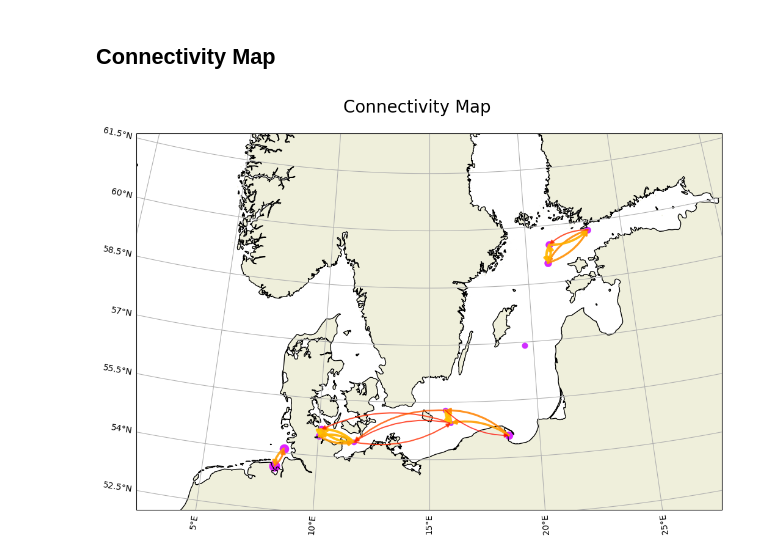
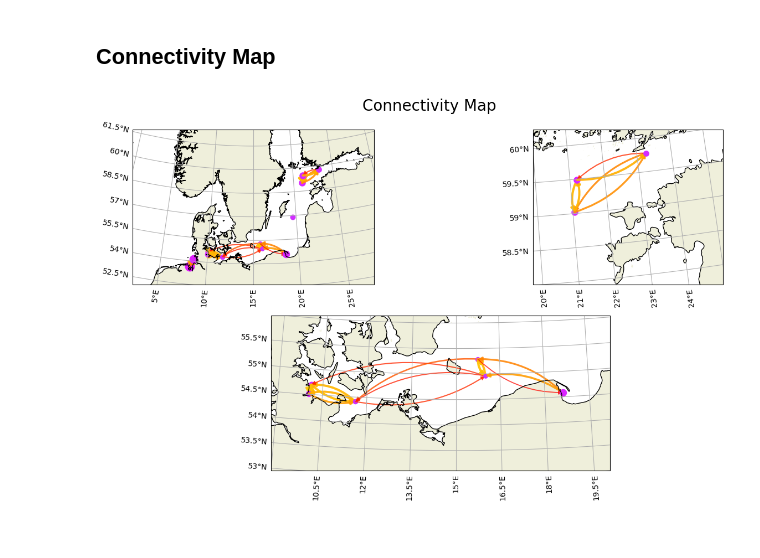
Before and after one commit to geomar-od-lagrange/2025_copepods, a Jupyter notebook: notebooks/SiteComparisonVoronoi.ipynb, the cells around one changed output. Drawn from its saved outputs; the diff is of its cells as text; code cells hidden in the pictures.

Commit message:
Added final plots

```diff
--- a/notebooks/SiteComparisonVoronoi.ipynb
+++ b/notebooks/SiteComparisonVoronoi.ipynb
@@ -308,60 +352,47 @@ plt.show()
 # %%
 # Colorbar hinzufuegen
 # subplots for Finland and western baltic in 2,1 config
 no_digital = True
 show_polygons = False
 def getXY(pt):
     return (pt.x.values[0], pt.y.values[0])
 voronoi_polys = gdf_voronoi_polygons.copy().to_crs(map_projection)
 matrix = df_cmatrix_normalized.copy()
 matrix = matrix.mask(matrix == 0)
 sample_points = gdf_sample_points.copy().sort_values(by="order").to_crs(map_projection)
 
 min_connection, max_connection = matrix.min(axis=None), matrix.max(axis=None)
 lognorm = LogNorm(vmin=min_connection, vmax=max_connection)
 
-cmap_arrows = mpl.colormaps.get_cmap("autumn")
-cmap_self = mpl.colormaps.get_cmap("cool")
-
 matrix = drop_digital(matrix, no_digital)
 if no_digital:
         voronoi_polys = voronoi_polys[voronoi_polys['SampleKind'] != 'digital']
         sample_points = sample_points[sample_points["SampleKind"] != "digital"]
 
 fig = plt.figure(figsize=mapsize)
 fig.suptitle("Connectivity Map", size=suptitle_size, y=0.95)
-ax_map = fig.add_subplot(projection=map_projection)
-basemap(ax_map)
+
+ax_main = fig.add_subplot(221, projection=map_projection)
+basemap(ax_main)
+draw_connections(fig, ax_main, matrix,)
+
+ax_northbaltic = fig.add_subplot(222, projection=map_projection)
+basemap(ax_northbaltic)
+ax_northbaltic.set_extent([20, 25,58,60,], PlateCarree())
+draw_connections(fig, ax_northbaltic, matrix,)
+
+northbaltic_extent = ax_northbaltic.get_extent()
+
+ax_westbaltic = fig.add_subplot(212, projection=map_projection)
+basemap(ax_westbaltic)
+ax_westbaltic.set_extent([9,20,53,56,], PlateCarree())
+draw_connections(fig, ax_westbaltic, matrix,)
+
+westbaltic_extent = ax_westbaltic.get_extent()
 if show_polygons:
-        voronoi_polys.plot(ax=ax_map, alpha=0.2, column="PolygonID", cmap="rainbow")
-        voronoi_polys.boundary.plot(ax=ax_map, color="k", )
-
-for (incomming, outgoing) in product(matrix, repeat=2):
-        n_connections = matrix[outgoing][incomming]
-        if np.isnan(n_connections):
-                continue # don't draw if there are noe connections
-
-        geom_outgoing = sample_points[sample_points.SampleID == outgoing].geometry
-        con_size = (n_connections/max_connection)
-        if outgoing == incomming:
-                color_self = cmap_self(lognorm(n_connections))
-                geom_outgoing.plot(ax=ax_map, color=color_self, markersize=con_size*1000,)
-                continue
-
-        con_alpha = (n_connections/max_connection)**(1/60)
-        con_lw = (n_connections/max_connection)**(1/15)
-        color_arrow = cmap_arrows(lognorm(n_connections))
-
-        xy_outgoing = getXY(geom_outgoing)
-        geom_incomming = sample_points[sample_points.SampleID == incomming].geometry
-        xy_incomming = getXY(geom_incomming)
-        con = ConnectionPatch(
-                xyA=xy_outgoing, xyB=xy_incomming, coordsA=ax_map.transData,
-                color=color_arrow, lw=con_lw*4, alpha=con_alpha,
-        )
-        con.set_arrowstyle("-|>,head_length=0.4,widthB=1")
-        con.set_connectionstyle("Arc3,rad=0.2")
-        fig.add_artist(con)
+        voronoi_polys.plot(ax=ax_main, alpha=0.2, column="PolygonID", cmap="rainbow")
+        voronoi_polys.boundary.plot(ax=ax_main, color="k", )
+plt.savefig(Path(figure_outpath, "ConnectivityMap.pdf"), format="pdf")
 plt.show()
 # %% [output]
-[figure, old version]
+[figure, new version]
```
Also changed, not shown: parts of 5 cells of this notebook, 6 other files.
